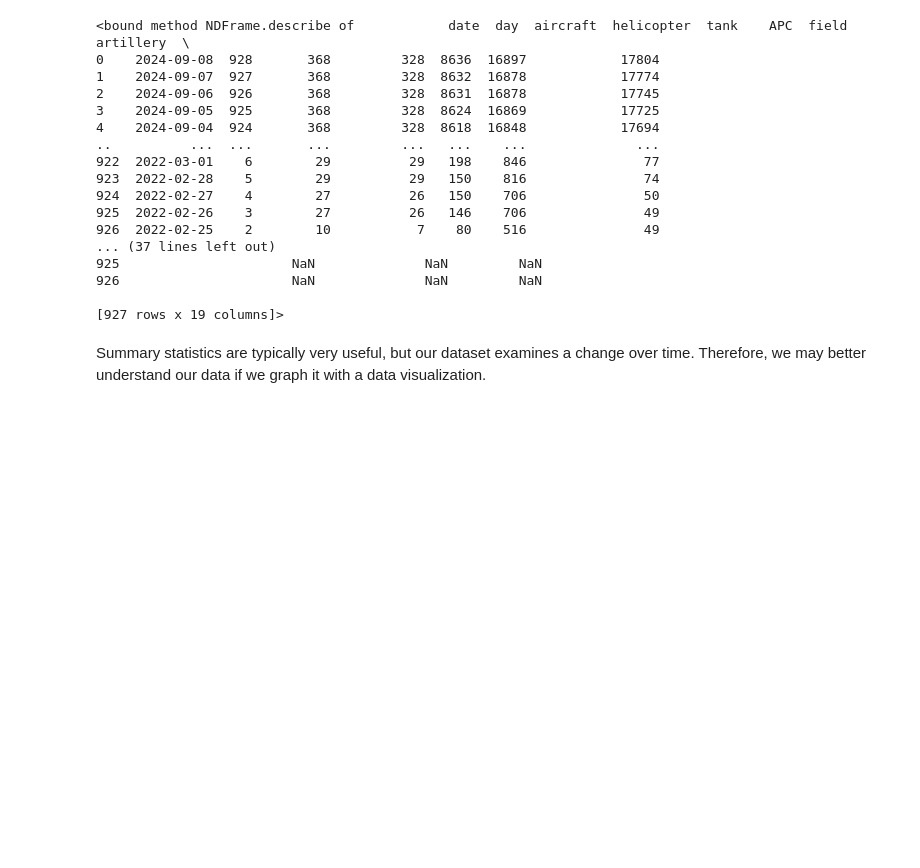
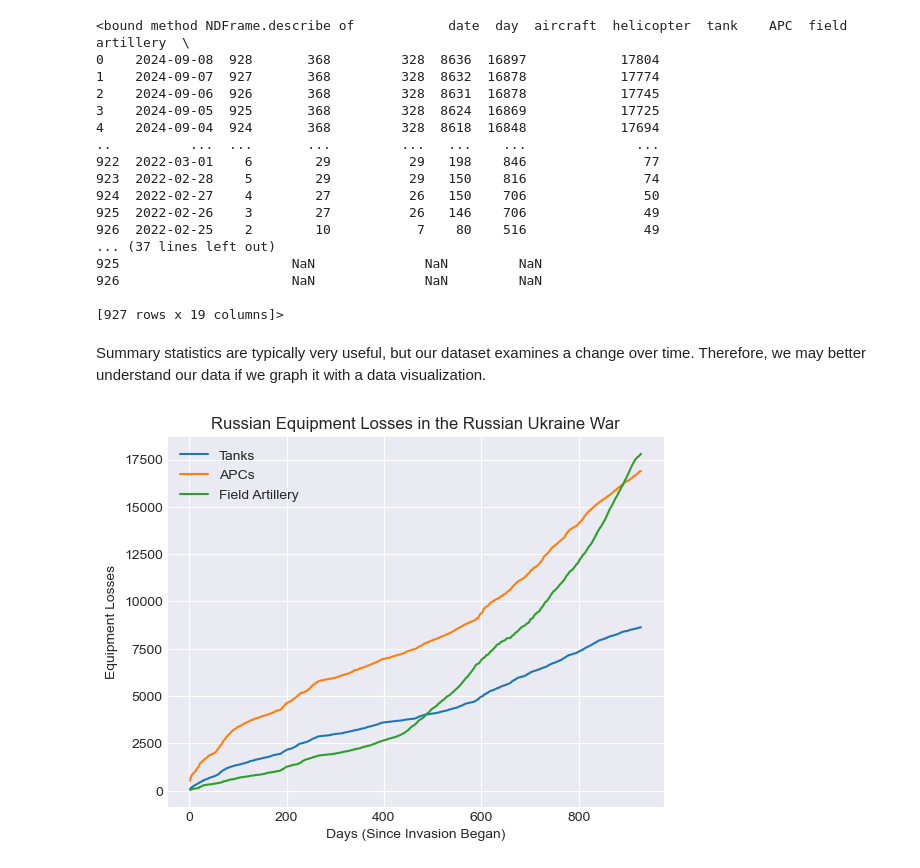
Before and after one commit to zachary-fennie/ids706_Fennie_miniproject2, a Jupyter notebook: main_notebook.ipynb, the cells around one changed output. Cells and saved outputs as stored; diff of their text form; code cells hidden in the pictures; blank space fills up the shorter version.

```diff
--- a/main_notebook.ipynb
+++ b/main_notebook.ipynb
@@ -57,3 +57,7 @@ lib.data_summary_stats(data)
 [927 rows x 19 columns]>
 # %% [markdown]
 Summary statistics are typically very useful, but our dataset examines a change over time. Therefore, we may better understand our data if we graph it with a data visualization.
+# %%
+lib.data_visualization(data)
+# %% [output]
+[figure, added]
```
Also changed, not shown: parts of 2 cells of this notebook.
